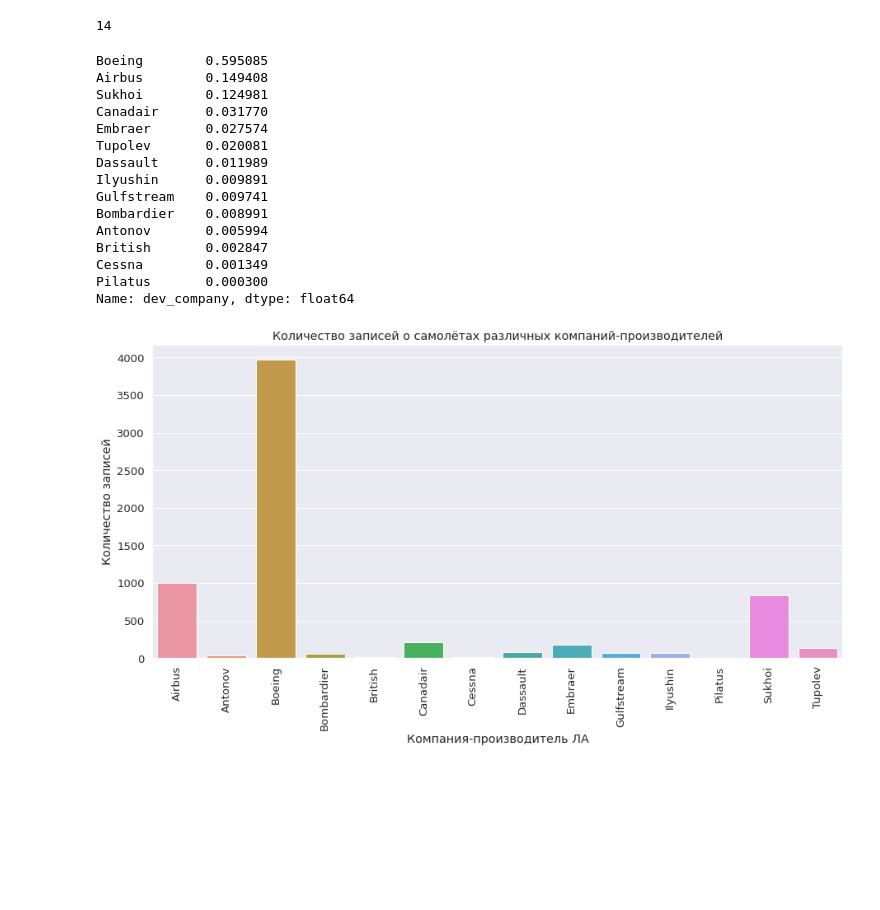
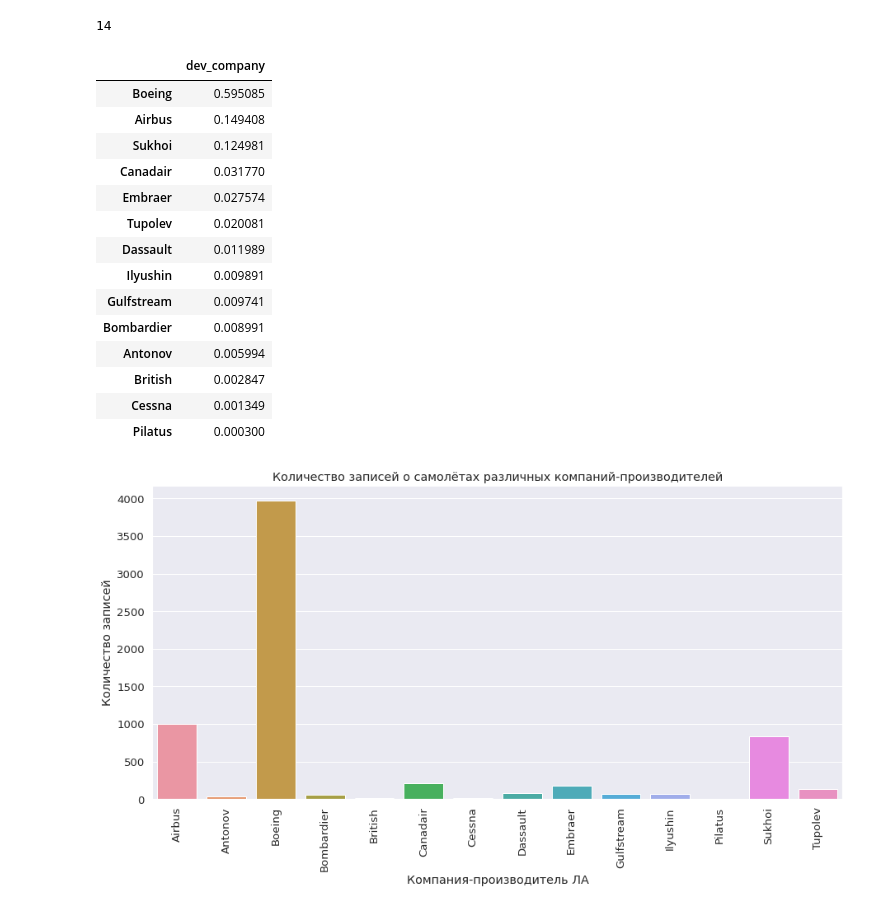
Before and after one commit to onixlas/DS_portfolio, a Jupyter notebook: DA_test_aircraft/test_aircraft_noise.ipynb, the cells around one changed output. Drawn from its saved outputs; the diff is of its cells as text; code cells hidden in the pictures; blank space fills up the shorter version.

```diff
--- a/DA_test_aircraft/test_aircraft_noise.ipynb
+++ b/DA_test_aircraft/test_aircraft_noise.ipynb
@@ -184,23 +184,23 @@ df['dev_company'].nunique()
 # %% [output]
 14
 # %%
-df['dev_company'].value_counts(normalize=True)
+df['dev_company'].value_counts(normalize=True).to_frame()
 # %% [output]
-Boeing        0.595085
-Airbus        0.149408
-Sukhoi        0.124981
-Canadair      0.031770
-Embraer       0.027574
-Tupolev       0.020081
-Dassault      0.011989
-Ilyushin      0.009891
-Gulfstream    0.009741
-Bombardier    0.008991
-Antonov       0.005994
-British       0.002847
-Cessna        0.001349
-Pilatus       0.000300
-Name: dev_company, dtype: float64
+|  | dev_company |
+| Boeing | 0.595085 |
+| Airbus | 0.149408 |
+| Sukhoi | 0.124981 |
+| Canadair | 0.031770 |
+| Embraer | 0.027574 |
+| Tupolev | 0.020081 |
+| Dassault | 0.011989 |
+| Ilyushin | 0.009891 |
+| Gulfstream | 0.009741 |
+| Bombardier | 0.008991 |
+| Antonov | 0.005994 |
+| British | 0.002847 |
+| Cessna | 0.001349 |
+| Pilatus | 0.000300 |
 # %%
 cpl = sns.countplot(data=df.sort_values(by='dev_company'), x='dev_company')
 cpl.set_xticklabels(labels=cpl.get_xticklabels(), rotation=90)
```
Also changed, not shown: parts of 4 cells of this notebook.
